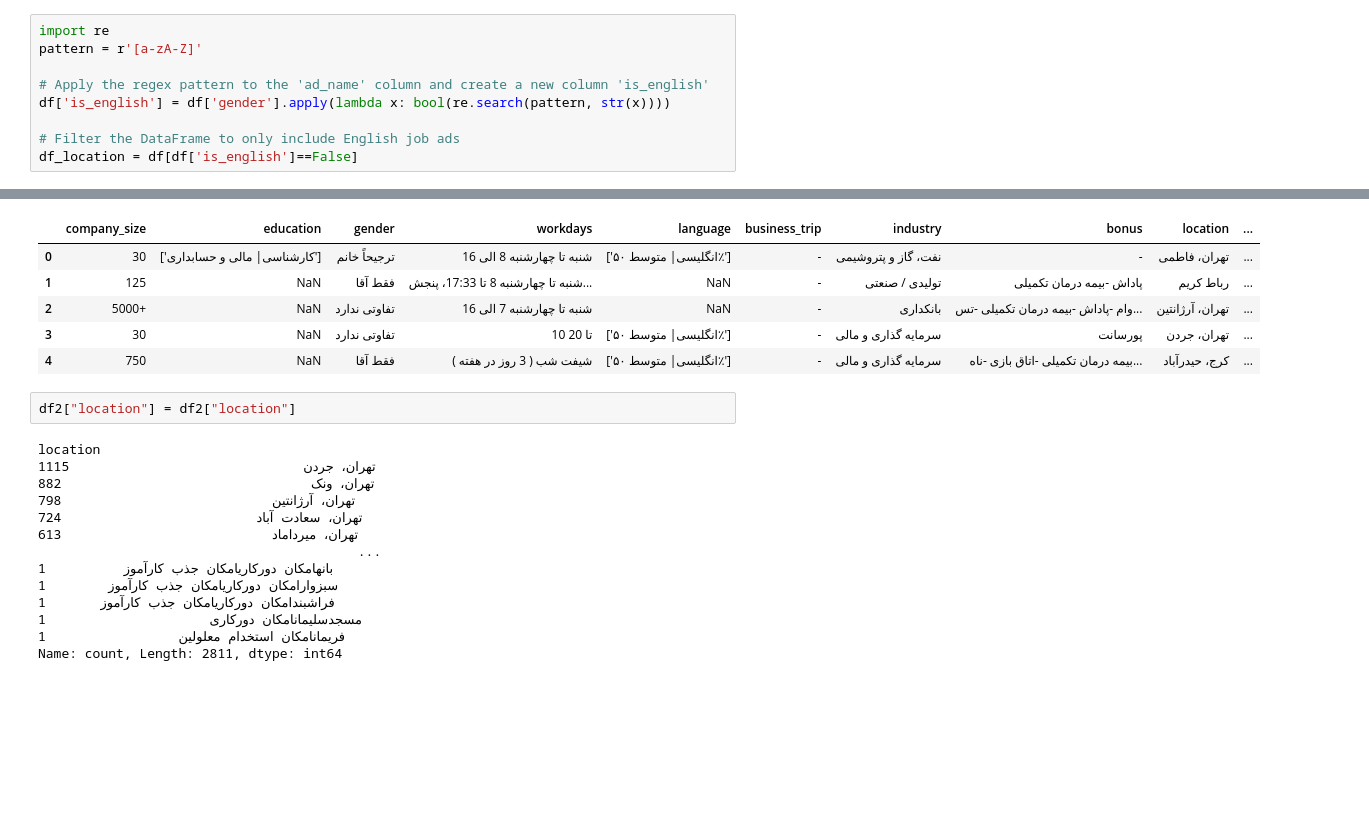
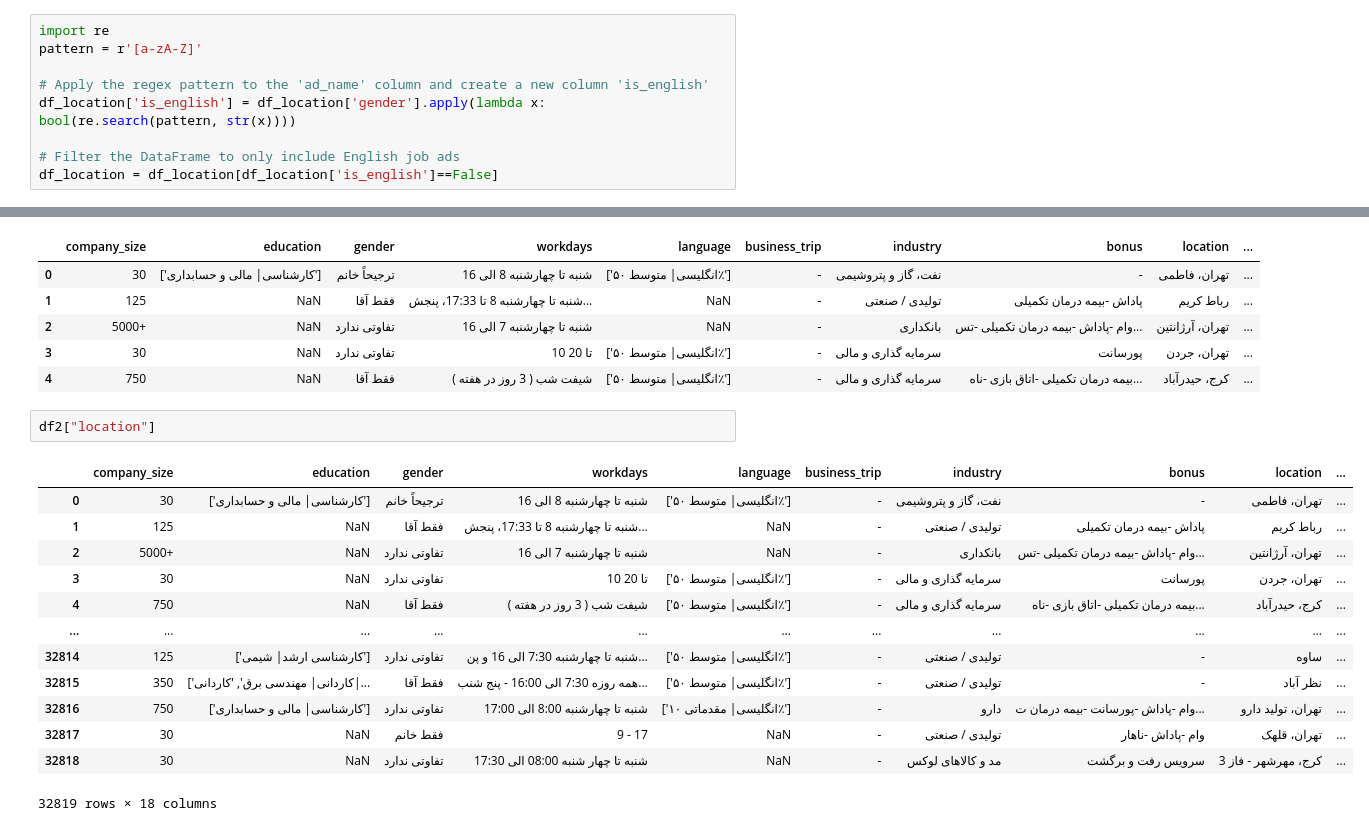
Before and after one commit to arianGh1/JobVision-Project, a Jupyter notebook: analysis.ipynb, the cells around one changed output, grey strips where cells are left out. Cells and saved outputs as stored; diff of their text form; blank space fills up the shorter version.

```diff
--- a/analysis.ipynb
+++ b/analysis.ipynb
@@ -91,10 +91,10 @@ import re
 pattern = r'[a-zA-Z]'
 
 # Apply the regex pattern to the 'ad_name' column and create a new column 'is_english'
-df['is_english'] = df['gender'].apply(lambda x: bool(re.search(pattern, str(x))))
+df_location['is_english'] = df_location['gender'].apply(lambda x: bool(re.search(pattern, str(x))))
 
 # Filter the DataFrame to only include English job ads
-df_location = df[df['is_english']==False]
+df_location = df_location[df_location['is_english']==False]
 # %%
 df2 = df_location.copy()
 df2 = df2.reset_index(drop=True)
@@ -107,18 +107,18 @@ df2.head()
 | 3 | 30 | NaN | تفاوتی ندارد | 10 تا 20 | ['انگلیسی| متوسط ۵۰٪'] | - | سرمایه گذاری و مالی | پورسانت | تهران، جردن | ... |
 | 4 | 750 | NaN | فقط آقا | شیفت شب ( 3 روز در هفته ) | ['انگلیسی| متوسط ۵۰٪'] | - | سرمایه گذاری و مالی | بیمه درمان تکمیلی -اتاق بازی -ناه... | کرج، حیدرآباد | ... |
 # %%
-df2["location"] = df2["location"]
+df2["location"]
 # %% [output]
+|  | company_size | education | gender | workdays | language | business_trip | industry | bonus | location | ... |
+| 0 | 30 | ['کارشناسی| مالی و حسابداری'] | ترجیحاً خانم | شنبه تا چهارشنبه 8 الی 16 | ['انگلیسی| متوسط ۵۰٪'] | - | نفت، گاز و پتروشیمی | - | تهران، فاطمی | ... |
+| 1 | 125 | NaN | فقط آقا | شنبه تا چهارشنبه 8 تا 17:33، پنجش... | NaN | - | تولیدی / صنعتی | پاداش -بیمه درمان تکمیلی | رباط کریم | ... |
+| 2 | 5000+ | NaN | تفاوتی ندارد | شنبه تا چهارشنبه 7 الی 16 | NaN | - | بانکداری | وام -پاداش -بیمه درمان تکمیلی -تس... | تهران، آرژانتین | ... |
+| 3 | 30 | NaN | تفاوتی ندارد | 10 تا 20 | ['انگلیسی| متوسط ۵۰٪'] | - | سرمایه گذاری و مالی | پورسانت | تهران، جردن | ... |
+| 4 | 750 | NaN | فقط آقا | شیفت شب ( 3 روز در هفته ) | ['انگلیسی| متوسط ۵۰٪'] | - | سرمایه گذاری و مالی | بیمه درمان تکمیلی -اتاق بازی -ناه... | کرج، حیدرآباد | ... |
+| ... | ... | ... | ... | ... | ... | ... | ... | ... | ... | ... |
+| 32814 | 125 | ['کارشناسی ارشد| شیمی'] | تفاوتی ندارد | شنبه تا چهارشنبه 7:30 الی 16 و پن... | ['انگلیسی| متوسط ۵۰٪'] | - | تولیدی / صنعتی | - | ساوه | ... |
+| 32815 | 350 | ['کاردانی| مهندسی برق', 'کاردانی|... | فقط آقا | همه روزه 7:30 الی 16:00 - پنج شنب... | ['انگلیسی| متوسط ۵۰٪'] | - | تولیدی / صنعتی | - | نظر آباد | ... |
+| 32816 | 750 | ['کارشناسی| مالی و حسابداری'] | تفاوتی ندارد | شنبه تا چهارشنبه 8:00 الی 17:00 | ['انگلیسی| مقدماتی ۱۰٪'] | - | دارو | وام -پاداش -پورسانت -بیمه درمان ت... | تهران، تولید دارو | ... |
+| 32817 | 30 | NaN | فقط خانم | 9 - 17 | NaN | - | تولیدی / صنعتی | وام -پاداش -ناهار | تهران، قلهک | ... |
+| 32818 | 30 | NaN | تفاوتی ندارد | شنبه تا چهار شنبه 08:00 الی 17:30 | NaN | - | مد و کالاهای لوکس | سرویس رفت و برگشت | کرج، مهرشهر - فاز 3 | ... |
-location
-تهران، جردن                              1115
-تهران، ونک                                882
-تهران، آرژانتین                           798
-تهران، سعادت آباد                         724
-تهران، میرداماد                           613
-                                         ...
-بانهامکان دورکاریامکان جذب کارآموز          1
-سبزوارامکان دورکاریامکان جذب کارآموز        1
-فراشبندامکان دورکاریامکان جذب کارآموز       1
-مسجدسلیمانامکان دورکاری                     1
-فریمانامکان استخدام معلولین                 1
-Name: count, Length: 2811, dtype: int64
+32819 rows × 18 columns
```
